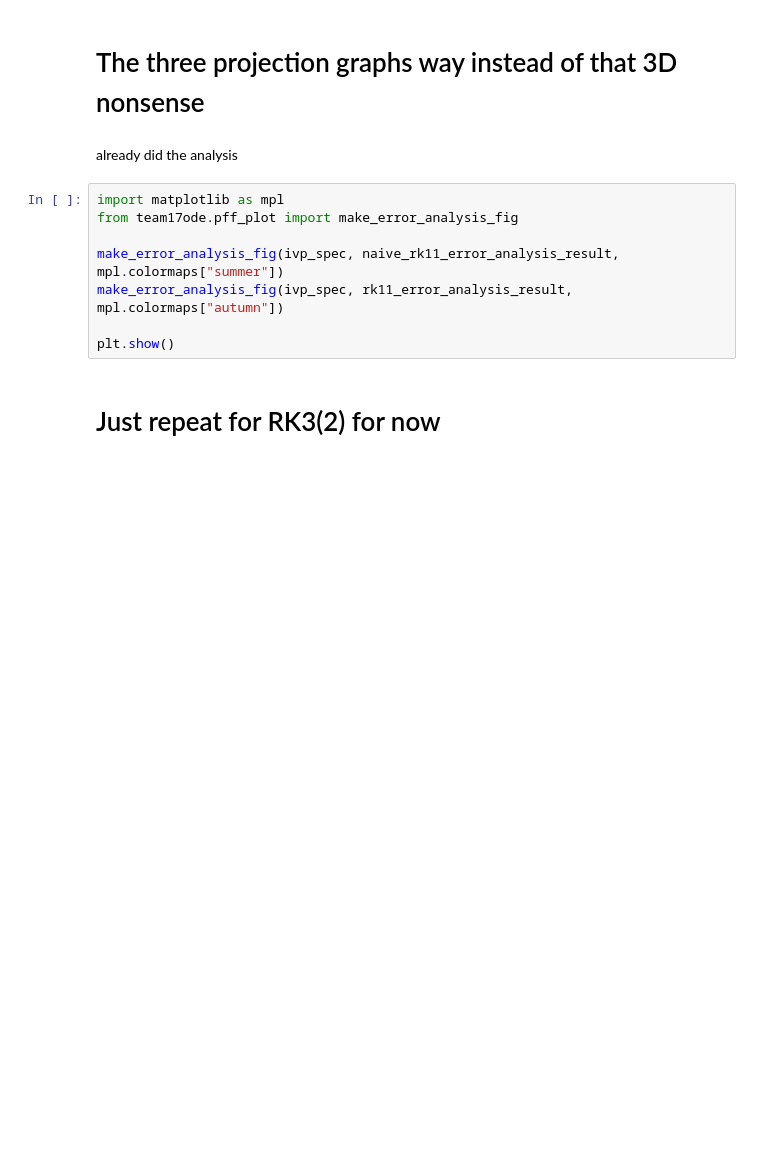
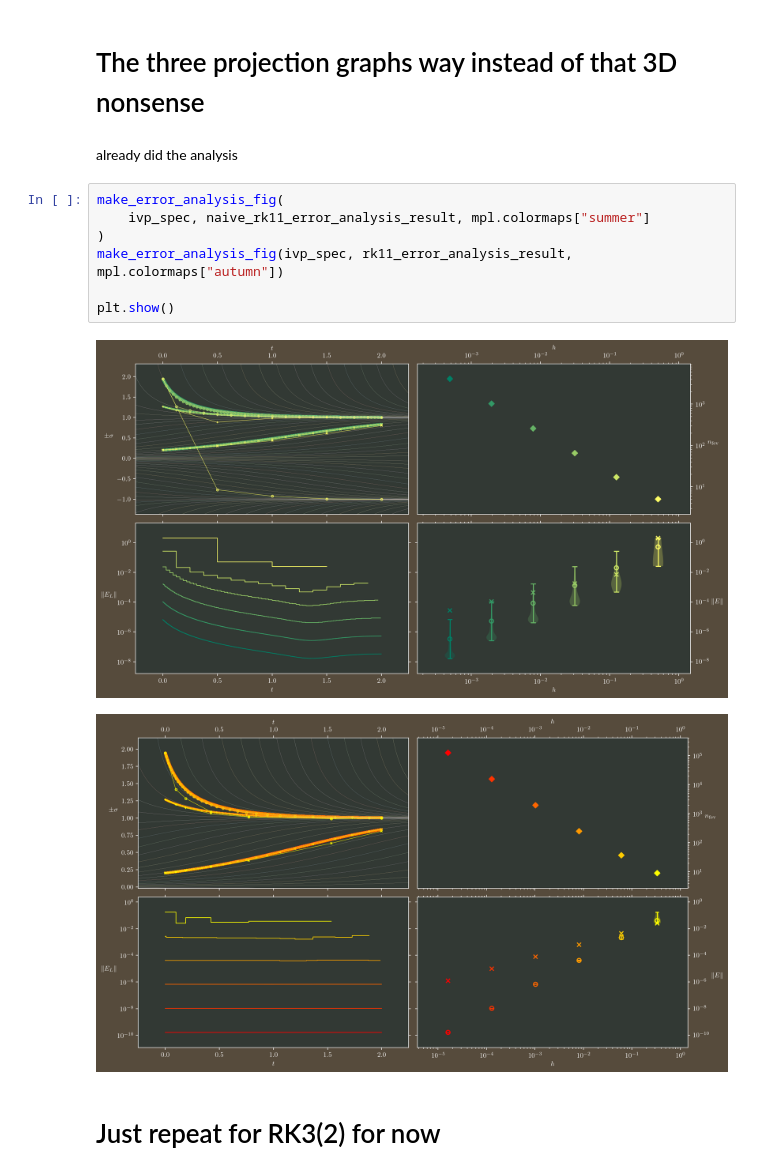
Before and after one commit to 3257077517-collab/Team17, a Jupyter notebook: report/notes.ipynb, the cells around one changed output. Drawn from its saved outputs; the diff is of its cells as text; blank space fills up the shorter version.

```diff
--- a/report/notes.ipynb
+++ b/report/notes.ipynb
@@ -201,13 +206,15 @@ plt.show()
 # %% [markdown]
 already did the analysis
 # %%
-import matplotlib as mpl
-from team17ode.pff_plot import make_error_analysis_fig
-
-make_error_analysis_fig(ivp_spec, naive_rk11_error_analysis_result, mpl.colormaps["summer"])
+make_error_analysis_fig(
+    ivp_spec, naive_rk11_error_analysis_result, mpl.colormaps["summer"]
+)
 make_error_analysis_fig(ivp_spec, rk11_error_analysis_result, mpl.colormaps["autumn"])
 
 plt.show()
+# %% [output]
+[figure, added]
+[figure, added]
 # %% [markdown]
 # Just repeat for RK3(2) for now
 # %%
```
Also changed, not shown: parts of 12 cells of this notebook, 3 other files.
